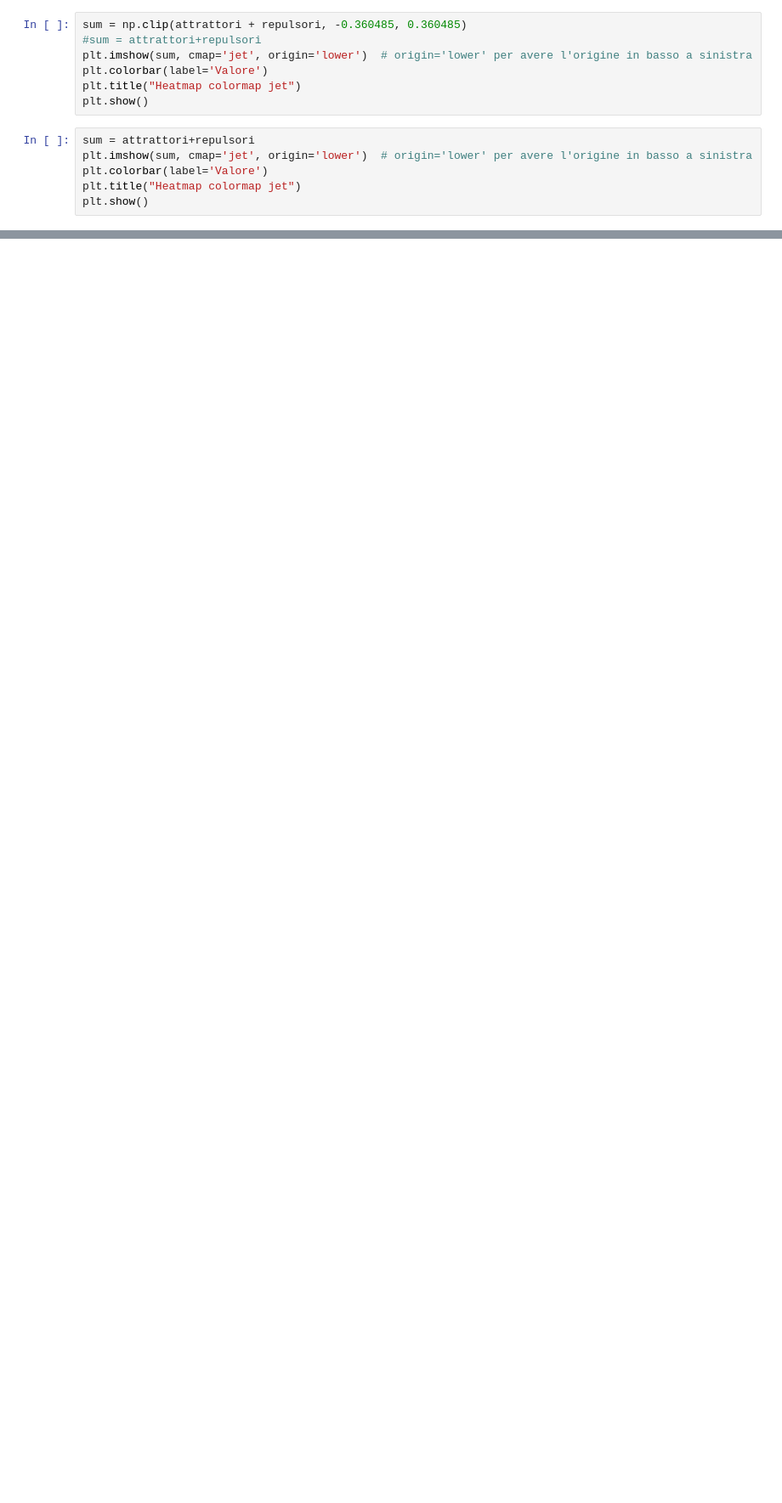
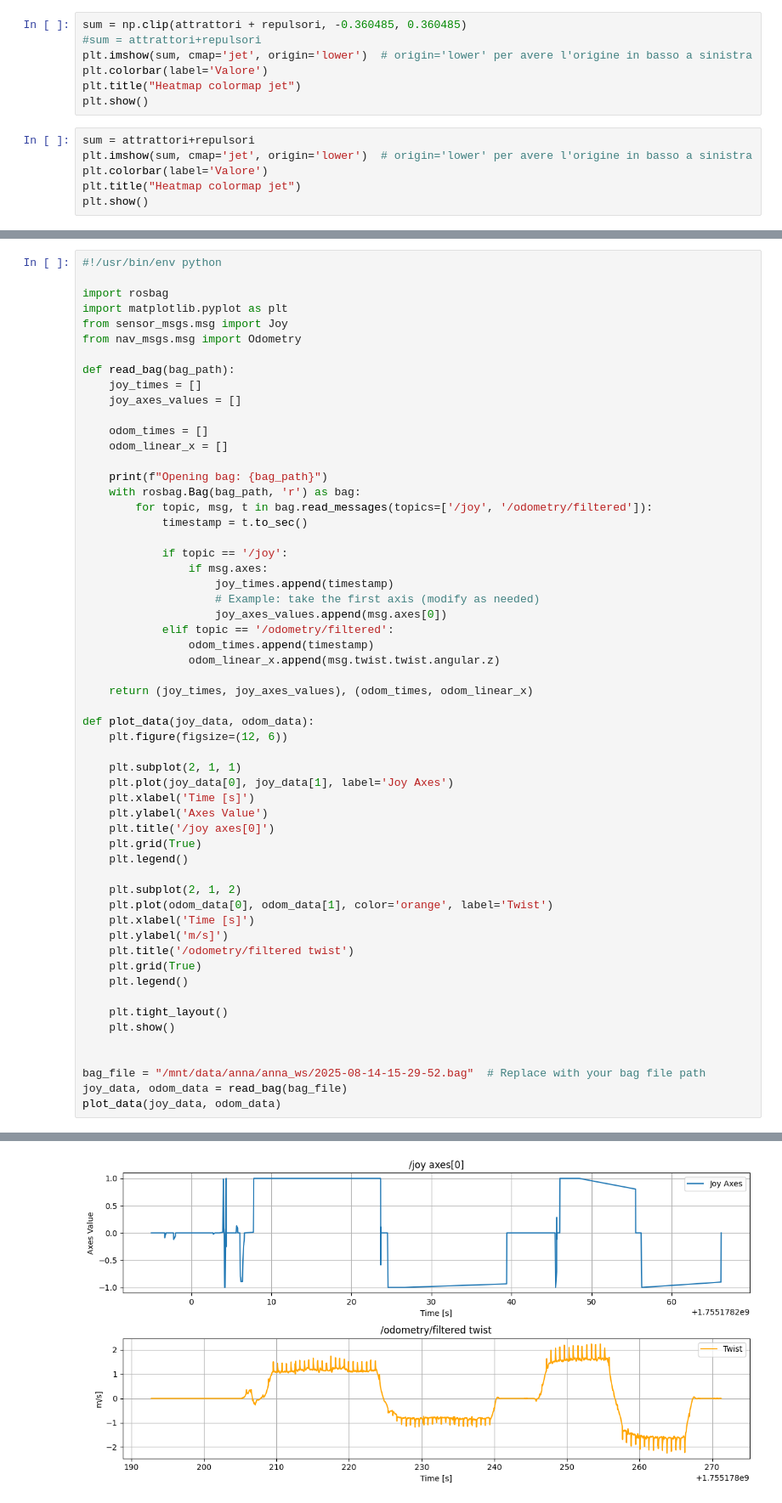
Before and after one commit to AnnaPlt/nav_master, a Jupyter notebook: scripts/prove.ipynb, the cells around one changed output, grey strips where cells are left out. Shown at 85% size. Saved outputs shown, nothing was run; the diff lists cells and outputs as text; blank space fills up the shorter version.

```diff
--- a/scripts/prove.ipynb
+++ b/scripts/prove.ipynb
@@ -819,3 +741,61 @@ plt.tight_layout()
 plt.show()
 # %% [output]
 [figure]
+# %%
+#!/usr/bin/env python
+
+import rosbag
+import matplotlib.pyplot as plt
+from sensor_msgs.msg import Joy
+from nav_msgs.msg import Odometry
+
+def read_bag(bag_path):
+    joy_times = []
+    joy_axes_values = []
+
+    odom_times = []
+    odom_linear_x = []
+
+    print(f"Opening bag: {bag_path}")
+    with rosbag.Bag(bag_path, 'r') as bag:
+        for topic, msg, t in bag.read_messages(topics=['/joy', '/odometry/filtered']):
+            timestamp = t.to_sec()
+
+            if topic == '/joy':
+                if msg.axes:
+                    joy_times.append(timestamp)
+                    # Example: take the first axis (modify as needed)
+                    joy_axes_values.append(msg.axes[0])
+            elif topic == '/odometry/filtered':
+                odom_times.append(timestamp)
+                odom_linear_x.append(msg.twist.twist.angular.z)
+
+    return (joy_times, joy_axes_values), (odom_times, odom_linear_x)
+
+def plot_data(joy_data, odom_data):
+    plt.figure(figsize=(12, 6))
+
+    plt.subplot(2, 1, 1)
+    plt.plot(joy_data[0], joy_data[1], label='Joy Axes')
+    plt.xlabel('Time [s]')
+    plt.ylabel('Axes Value')
+    plt.title('/joy axes[0]')
+    plt.grid(True)
+    plt.legend()
+
+    plt.subplot(2, 1, 2)
+    plt.plot(odom_data[0], odom_data[1], color='orange', label='Twist')
+    plt.xlabel('Time [s]')
+    plt.ylabel('m/s]')
+    plt.title('/odometry/filtered twist')
+    plt.grid(True)
+    plt.legend()
+
+    plt.tight_layout()
+    plt.show()
+
+
+bag_file = "/mnt/data/anna/anna_ws/2025-08-14-15-29-52.bag"  # Replace with your bag file path
+joy_data, odom_data = read_bag(bag_file)
+plot_data(joy_data, odom_data)
+# %% [output]
@@ -821,0 +803 @@ plt.show()
+[figure, added]
```
Also changed, not shown: parts of 6 cells of this notebook, 6 other files.
